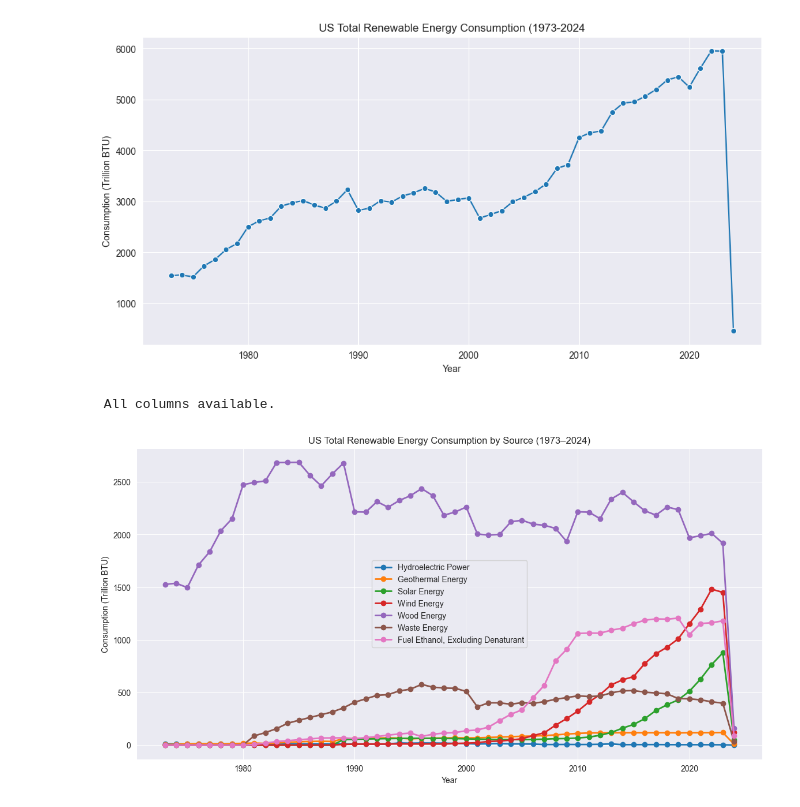
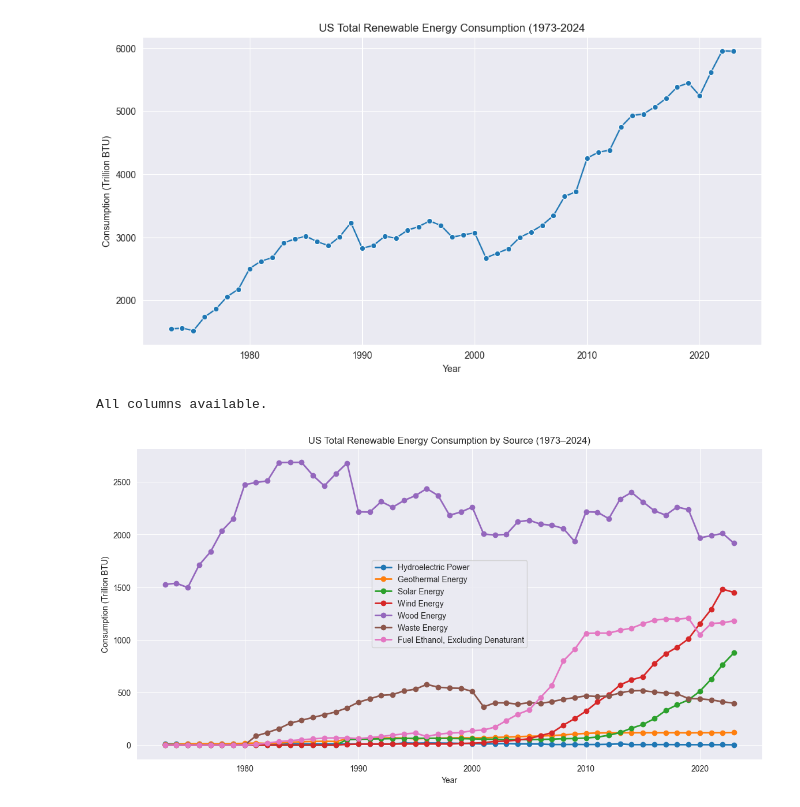
Before and after one commit to kucukogul/enerlytics, a Jupyter notebook: notebook/02_analysis.ipynb, the cells around one changed output. Cells and saved outputs as stored; diff of their text form; code cells hidden in the pictures.

```diff
--- a/notebook/02_analysis.ipynb
+++ b/notebook/02_analysis.ipynb
@@ -1,32 +1,32 @@
 # %%
 import pandas as pd
 import matplotlib.pyplot as plt
 import seaborn as sns
 import os
 
 project_root = os.path.abspath(
     os.path.join(os.getcwd(), ".."))
-file_path = os.path.join(project_root, "data", "cleaned_us_renewable_energy.csv")
+file_path = os.path.join(project_root, "data", "cleaned_us_renewable_energy_no_2024.csv")
 
 df_clean = pd.read_csv(file_path)
 yearly_total = df_clean.groupby('Year')['Total_Renewable'].sum().reset_index()
 
 plt.figure(figsize=(12,6))
 sns.lineplot(data=yearly_total, x='Year', y='Total_Renewable', marker='o')
 plt.title('US Total Renewable Energy Consumption (1973-2024')
 plt.xlabel('Year')
 plt.ylabel('Consumption (Trillion BTU)')
 plt.grid(True)
 plt.show()
 # %% [output]
-[figure, old version]
+[figure, new version]
 # %%
 import os
 import pandas as pd
 import matplotlib.pyplot as plt
 
 project_root = os.path.join(os.getcwd(), "..")
-file_path = os.path.join(project_root, "data", "cleaned_us_renewable_energy.csv")
+file_path = os.path.join(project_root, "data", "cleaned_us_renewable_energy_no_2024.csv")
 
 df_clean = pd.read_csv(file_path)
 
@@ -44,9 +44,9 @@ renewable_cols = [
 
 missing_cols = [col for col in renewable_cols if col not in df_clean.columns]
 if missing_cols:
-    print(f" Missing columns: {missing_cols}")
+    print(f"Missing columns: {missing_cols}")
 else:
-    print(" All columns available.")
+    print("All columns available.")
 
 yearly_total = df_clean.groupby('Year')[renewable_cols].sum().reset_index()
 
@@ -65 +65 @@ plt.show()
-[figure, old version]
+[figure, new version]
```
Also changed, not shown: 3 other files.
